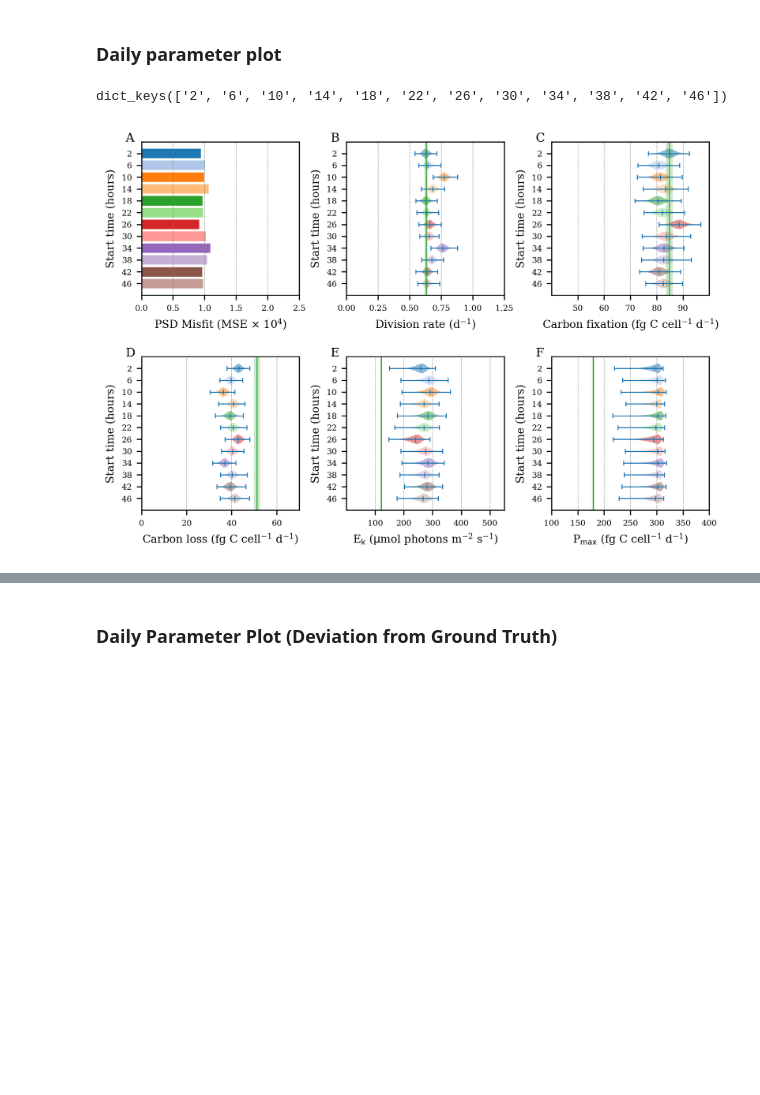
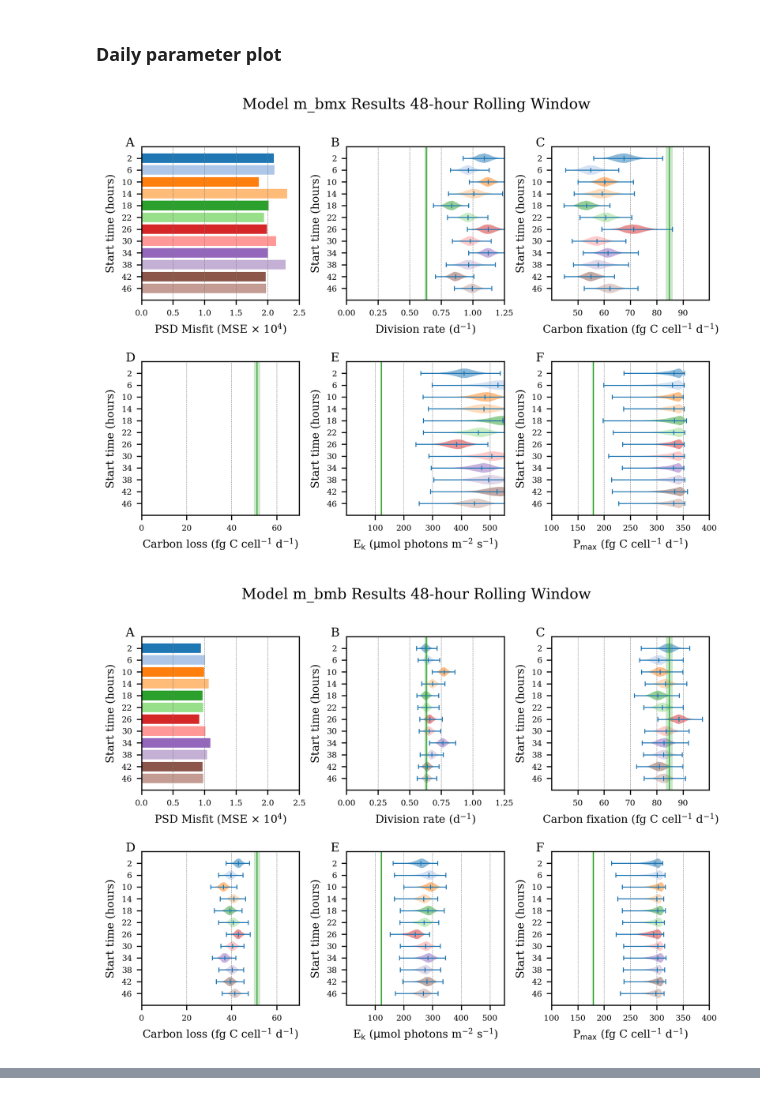
Before and after one commit to CBIOMES/bayesian-matrix-population-model, a Jupyter notebook: notebooks/figures_rolling_window.ipynb, the cells around one changed output, grey strips where cells are left out. Saved outputs shown, nothing was run; the diff lists cells and outputs as text; code cells hidden in the pictures; blank space fills up the shorter version.

Commit message:
Added rolling window figures

```diff
--- a/notebooks/figures_rolling_window.ipynb
+++ b/notebooks/figures_rolling_window.ipynb
@@ -25,7 +25,7 @@ use_testdata = False
 show_data = True
 
 # netCDF input file
-input_name = '../results/zinser_results_window_test_long.nc'
+input_name = '../results/zinser_results_window_combined.nc'
 
 # write out generated plots
 save_plots = True
@@ -182,6 +182,8 @@ with nc4.Dataset(input_name) as nc:
                 mcmcs[name][window] = {}
             for var in nc[name][window].variables:
                 mcmcs[name][window][var] = nc[name][window].variables[var][:]
+# %%
+models = ['m_bmx', 'm_bmb', 'm_pmb', 'm_fmb', 'm_fmf', 'm_btb', 'm_ptb', 'm_ftb', 'm_ftf']
 # %% [markdown]
 ## Some Plotting Parameters
 # %%
@@ -322,12 +324,6 @@ if show_data:
 # Figures
 # %% [markdown]
 ### Daily parameter plot
-# %%
-if '50' in mcmcs['m_bmb'].keys():
-    mcmcs['m_bmb'].pop('50')
-mcmcs['m_bmb'].keys()
-# %% [output]
-dict_keys(['2', '6', '10', '14', '18', '22', '26', '30', '34', '38', '42', '46'])
 # %%
 if 'size_units' not in globals():
     size_units = 'fg C cell$^{-1}$'
@@ -408,11 +404,13 @@ def get_daily_props(mcmcs, prop, dt_h):
 
 
 # Plot rolling window results
-for model in mcmcs.keys():
+for model in models:
     temp_mcmcs = mcmcs[model].copy()
     num_mcmcs = len(temp_mcmcs)
     duration = len(temp_mcmcs[tuple(temp_mcmcs.keys())[0]]['obstime'])
     fig, axs = plt.subplots(2, 3, figsize=(7.5,5))
+
+    fig.suptitle('Model {} Results {}-hour Rolling Window'.format(model, np.round(duration*2)))
 
 
     # Specify arrangement of figure panels
@@ -589,31 +587,32 @@ for model in mcmcs.keys():
 
     color_violin(plot, colors, violin_alpha, linewidth)
 
     ax.invert_yaxis()
     ax.set(yticks=np.arange(1, num_mcmcs+1),
            yticklabels=windows,
            xlabel='P$_\max$ (fg C cell$^{-1}$ d$^{-1}$)')
 
     ax.text(xtext, ytext, 'F', transform = ax.transAxes, color=text_color,
             fontsize=fontsize,
             path_effects=[pe.Stroke(linewidth=1, foreground='w'), pe.Normal()])
     ax.grid(which=which_grid, axis=grid_axis, color=grid_color,
             linestyle=grid_style, linewidth=grid_width)
 
     true_pmax = np.mean(np.asarray(zinser_fig3['Pmax'])) * 24
     pmax_sd = np.sqrt(np.sum(np.asarray(zinser_fig3['Pmax-sd'])**2)
                       / (np.asarray(zinser_fig3['Pmax-sd']).shape[0]**2)) * 24
     ax.axvline(true_pmax, color=truth_color, lw=truth_lw)
     ax.axvspan(true_pmax-pmax_sd, true_pmax+pmax_sd, facecolor=truth_color,
                alpha=truth_alpha)
     ax.set_ylabel('Start time (hours)')
     ax.set_xlim(100, 400)
 
 
     plt.subplots_adjust(hspace=0.4, wspace=0.3)
     if save_plots:
         plt.savefig('../figures/rollingwindow{}{}.pdf'.format(model, duration), bbox_inches='tight', dpi=300)
     plt.show()
     plt.close()
 # %% [output]
-[figure, old version]
+[figure, new version]
+[figure, added]
@@ -620,2 +625,0 @@ for model in mcmcs.keys():
-# %% [markdown]
-### Daily Parameter Plot (Deviation from Ground Truth)
```
Also changed, not shown: parts of 3 cells of this notebook.
